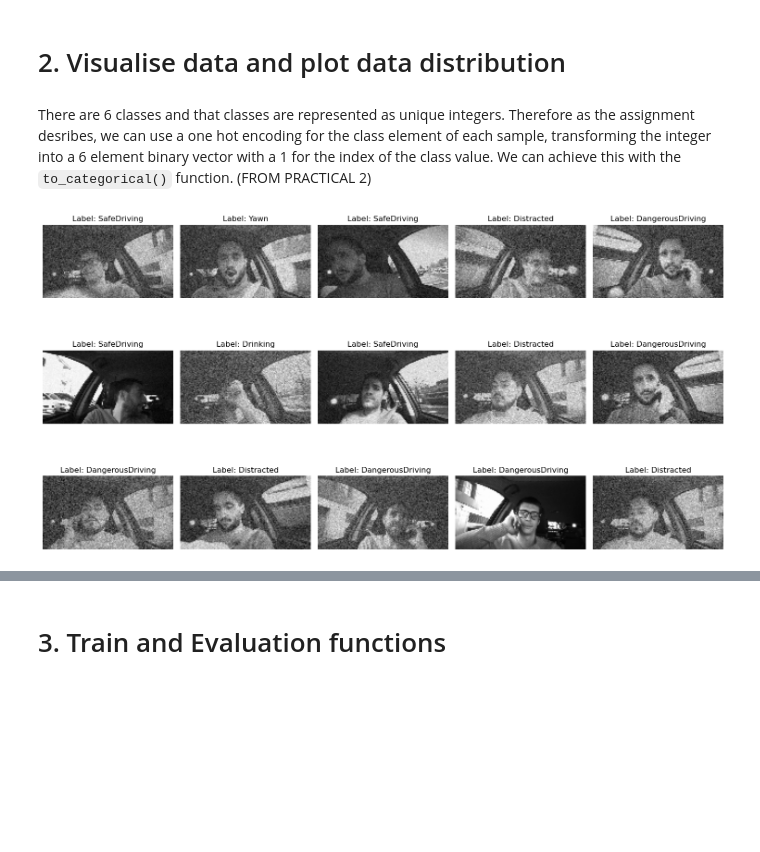
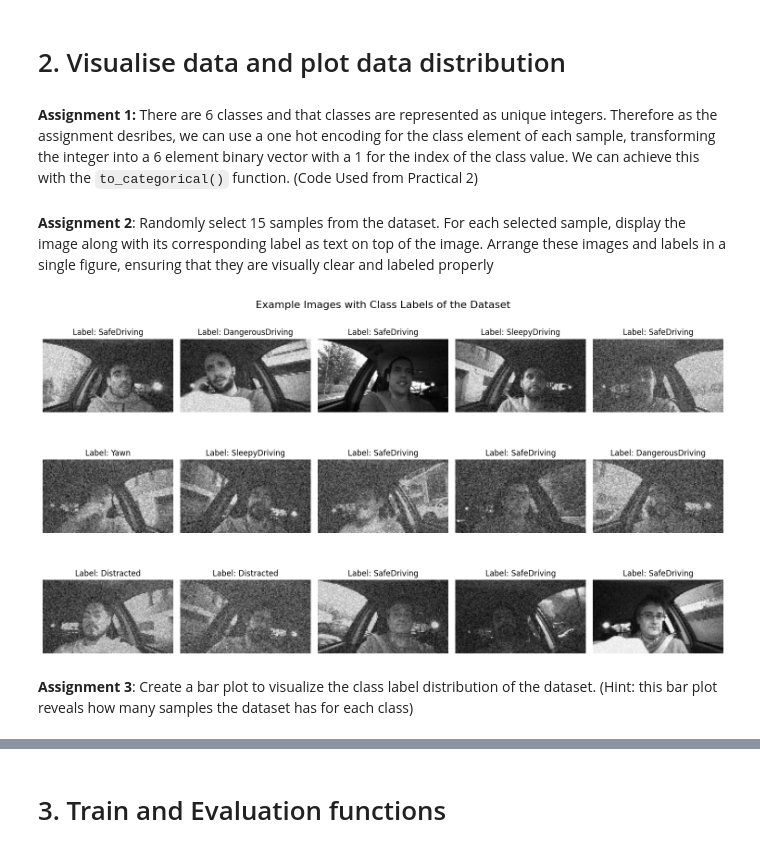
Before and after one commit to MatthijstenTije/Deep_learning_03, a Jupyter notebook: Assingment_DriverDistraction_Starting_code 1.ipynb, the cells around one changed output, grey strips where cells are left out. Cells and saved outputs as stored; diff of their text form; code cells hidden in the pictures; blank space fills up the shorter version.

```diff
--- a/Assingment_DriverDistraction_Starting_code 1.ipynb
+++ b/Assingment_DriverDistraction_Starting_code 1.ipynb
@@ -89,5 +92,5 @@ Found 985 validated image filenames belonging to 6 classes.
 # %% [markdown]
 # 2. Visualise data and plot data distribution
 # %% [markdown]
-There are 6 classes and that classes are represented as unique integers. Therefore as the assignment desribes, we can use a one hot encoding for the class element of each sample, transforming the integer into a 6 element binary vector with a 1 for the index of the class value. We can achieve this with the `to_categorical()` function. (FROM PRACTICAL 2)
+**Assignment 1:** There are 6 classes and that classes are represented as unique integers. Therefore as the assignment desribes, we can use a one hot encoding for the class element of each sample, transforming the integer into a 6 element binary vector with a 1 for the index of the class value. We can achieve this with the `to_categorical()` function. (Code Used from Practical 2)
 # %%
@@ -105,45 +104,44 @@ y_test = to_categorical(test_data.classes, num_classes=num_classes)
+# %% [markdown]
+**Assignment 2**: Randomly select 15 samples from the dataset. For each selected sample, display the image along with its corresponding label as text on top of the image. Arrange these images and labels in a single figure, ensuring that they are visually clear and labeled properly
 # %%
-# Randomly select 15 samples from the dataset. For each selected sample, display the image along with its corresponding label as text on top of the image.
-# Arrange 2 these images and labels in a single figure, ensuring that they are visually clear and labeled properly
-
-# Get images and labels from the training data
+# Get images and labels from the training dataset (assignment is unambigious which dataset).
 images, labels = next(train_data)
-# images.shape => (32, 72, 128, 1)  # batch_size=32, H=72, W=128, 1=grayscale
+## Confused as this next function. already encodes the label one hot. Try to print yourself by uncommenting the line below
+# print(labels)
+# images.shape => (32, 72, 128, 1)  # batch_size=32, H=72, W=128, 1=grayscale (so there is only one channel)
 # labels.shape => (32, 6)          # one-hot vectors for 6 classes
-
 
 # Randomly select 15 samples
 num_samples = 15
-random_indices = np.random.choice(len(images), size = num_samples, replace=False)
-selected_images = images[random_indices]
-selected_labels = labels[random_indices]
+random_indices = np.random.choice(len(images), size=num_samples, replace=False)  # Randomly select indices without replacement
+sampled_images, sampled_labels = images[random_indices], labels[random_indices] # Select samples
 
-# Get class names from the training data
+# Get class names from the training data in a list
 class_names = list(train_data.class_indices.keys())
 
-# Create a figure and axes for the images
+# Create a figure with a 3x5 grid
 fig, axes = plt.subplots(3, 5, figsize=(15, 9))
-axes = axes.ravel()
+fig.suptitle("Example Images with Class Labels of the Dataset", fontsize=16, y=0.95)
+axes = axes.ravel()  # Flatten the axes for easy iteration
 
-for i in range(num_samples):
-    ax = axes[i]
+for ax, image, label_onehot in zip(axes, sampled_images, sampled_labels):
+    # Convert grayscale image from (H, W, 1) to (H,W) in order to plot it
+    grayscale_image = np.squeeze(image)
 
-    image = selected_images[i]
-    image_squeezed = np.squeeze(image) # remove channel dimensions of images
+    # Decode on-hot label to class index and name
+    label_index = np.argmax(label_onehot)  # Takes the index of the maximum value (the 1 in the 0-1 encoded values)
+    label_name = class_names[label_index]  # Gives the correct name to the numerical value; this works because the images/labels are iterated at the same time, so this connection can be made.
 
-    label_onehot = selected_labels[i]
-
-    # Decode the label: one-hot => class index => class name
-    label_onehot = selected_labels[i] # Encodde every class index one-hot
-    label_index = np.argmax(label_onehot) # Matrix with 0-1 diagnoal
-    label_name = class_names[label_index] # attach label_name to each index
-
-    # ---- Plot the image ----
-    ax.imshow(image_squeezed, cmap='gray')
+    # Display image with label
+    ax.imshow(grayscale_image, cmap='gray')
     ax.set_title(f"Label: {label_name}")
     ax.axis('off')
 plt.tight_layout()
+
+
 plt.show()
 # %% [output]
-[figure, old version]
+[figure, new version]
+# %% [markdown]
+**Assignment 3**: Create a bar plot to visualize the class label distribution of the dataset. (Hint: this bar plot reveals how many samples the dataset has for each class)
 # %%
```
Also changed, not shown: parts of 37 cells of this notebook.
